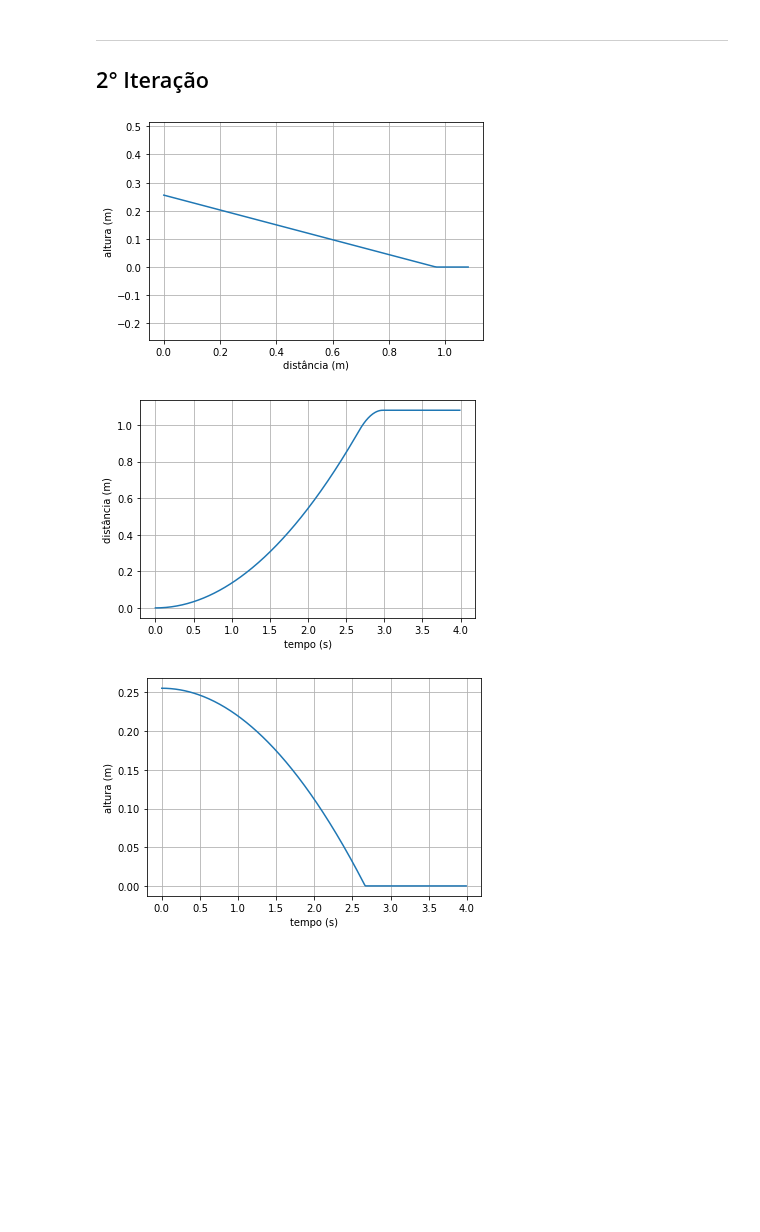
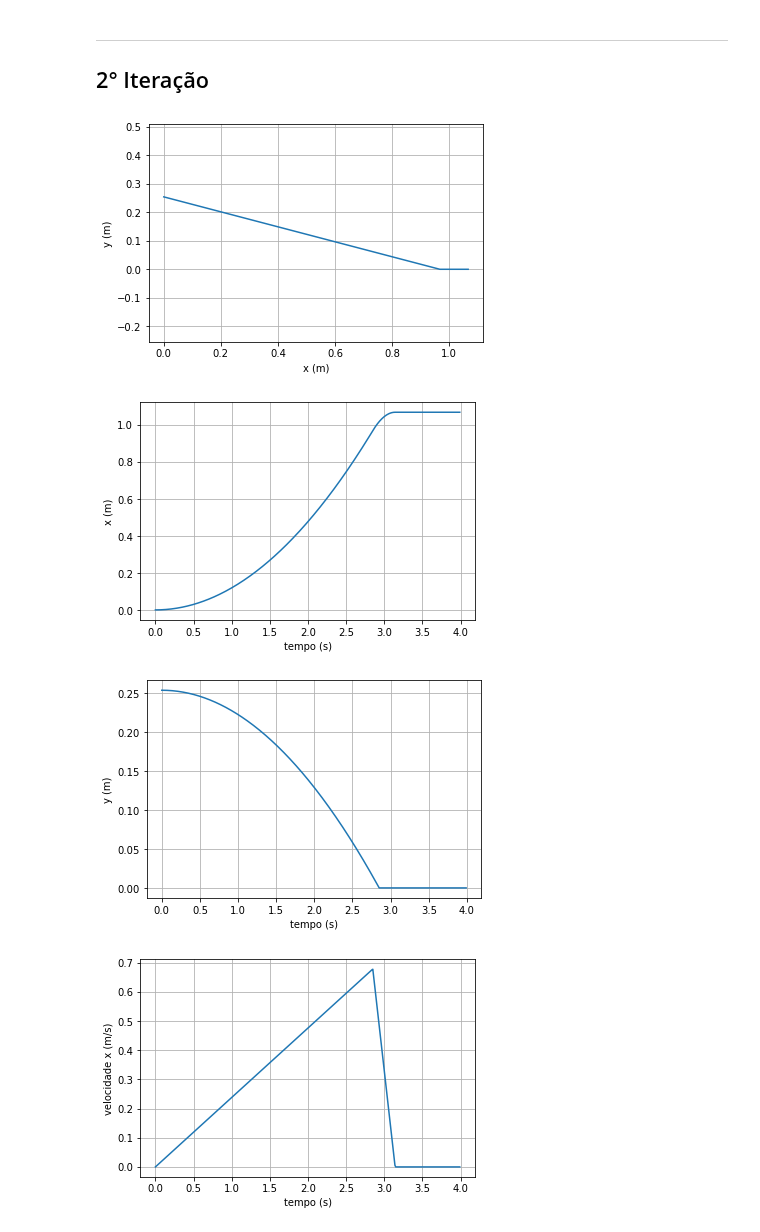
Before and after one commit to pedroivoal/Modsim-P3, a Jupyter notebook: Implementação/modelo.ipynb, the cells around one changed output. Cells and saved outputs as stored; diff of their text form; code cells hidden in the pictures; blank space fills up the shorter version.

```diff
--- a/Implementação/modelo.ipynb
+++ b/Implementação/modelo.ipynb
@@ -36,7 +36,7 @@ g = 9.81                   # Terra
 Cd = 1.05
 
 # Ângulo limite (°)
-angle_l = 13.2
+angle_l = 13.3
 
 # μ cinético (coeficiente de atrito cinético)
 mic = tan(radians(angle_l))
@@ -148,34 +170,54 @@ def modelo2 (X, t, angle):
         return [dxdt, dydt, dvxdt, dvydt]
 # %%
 # Resolução numérica
-x2 = odeint(modelo2, x0, L_t, args = (angle,))
-L_x2 = x2[:,0]
-L_y2 = x2[:,1]
+r2 = odeint(modelo2, x0, L_t, args = (angle,))
+L_x2 = r2[:,0]
+L_y2 = r2[:,1]
+L_vx2 = r2[:,2]
+L_vy2 = r2[:,3]
 
-
+# Trajetória em x y
 plt.plot(L_x2, L_y2)
 plt.axis('equal')
 plt.title('')
-plt.xlabel('distância (m)')
-plt.ylabel('altura (m)')
+plt.xlabel('x (m)')
+plt.ylabel('y (m)')
 plt.grid(True)
 plt.show()
-print()
 
+# Trajetória em x
 plt.plot(L_t, L_x2)
 plt.title('')
 plt.xlabel('tempo (s)')
-plt.ylabel('distância (m)')
+plt.ylabel('x (m)')
 plt.grid(True)
 plt.show()
 
+# Trajetória em y
 plt.plot(L_t, L_y2)
 plt.title('')
 plt.xlabel('tempo (s)')
-plt.ylabel('altura (m)')
+plt.ylabel('y (m)')
 plt.grid(True)
 plt.show()
+
+# velocidade em x
+plt.plot(L_t, L_vx2)
+plt.title('')
+plt.xlabel('tempo (s)')
+plt.ylabel('velocidade x (m/s)')
+plt.grid(True)
+plt.show()
+
+# velocidade em y
+plt.plot(L_t, L_vy2)
+plt.title('')
+plt.xlabel('tempo (s)')
+plt.ylabel('velocidade y (m/s)')
+plt.grid(True)
+plt.show()
 # %% [output]
-[figure, old version]
+[figure, new version]
-[figure, old version]
+[figure, new version]
-[figure, old version]
+[figure, new version]
+[figure, added]
```
Also changed, not shown: parts of 4 cells of this notebook.
